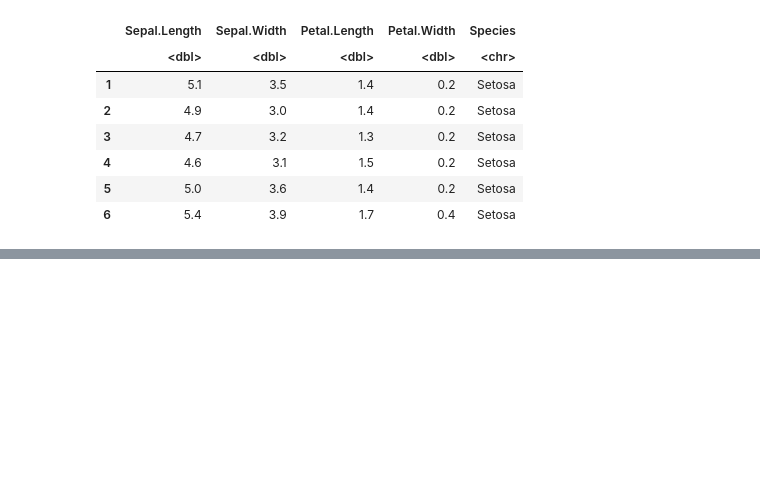
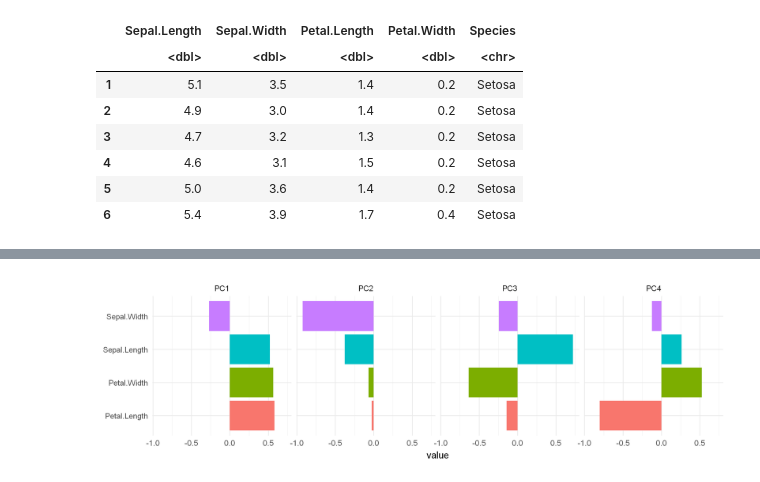
Before and after one commit to MichaszJ/Notebooks, a Jupyter notebook: Iris Visualization.ipynb, the cells around one changed output, grey strips where cells are left out. Saved outputs shown, nothing was run; the diff lists cells and outputs as text; code cells hidden in the pictures; blank space fills up the shorter version.

```diff
--- a/Iris Visualization.ipynb
+++ b/Iris Visualization.ipynb
@@ -105,0 +108,5 @@ options(repr.plot.width = 10, repr.plot.height = 16)
+# %%
+iris_formatted <- iris %>%
+    mutate(ID = row_number())
+
+head(iris_formatted)
@@ -105,0 +123,9 @@ options(repr.plot.width = 10, repr.plot.height = 16)
+# %%
+pca_recipe <- recipe(~ ., data = iris_formatted) %>%
+    update_role(Species, ID, new_role = 'id') %>%
+    step_normalize(all_predictors()) %>%
+    step_pca(all_predictors())
+
+pca_prep <- prep(pca_recipe)
+
+pca_prep
@@ -105,0 +147,4 @@ options(repr.plot.width = 10, repr.plot.height = 16)
+# %%
+tidy_pca <- tidy(pca_prep, 2)
+
+tidy_pca
@@ -105,0 +171,12 @@ options(repr.plot.width = 10, repr.plot.height = 16)
+# %%
+options(repr.plot.width = 10, repr.plot.height = 3, repr.plot.res=260)
+
+tidy_pca %>%
+    mutate(component = fct_inorder(component)) %>%
+    ggplot(aes(value, terms, fill = terms)) +
+        geom_col(show.legend = FALSE) +
+        facet_wrap(~component, nrow = 1) +
+        labs(y = NULL) +
+        theme_minimal()
+# %% [output]
+[figure, added]
```
Also changed, not shown: parts of 10 cells of this notebook.
